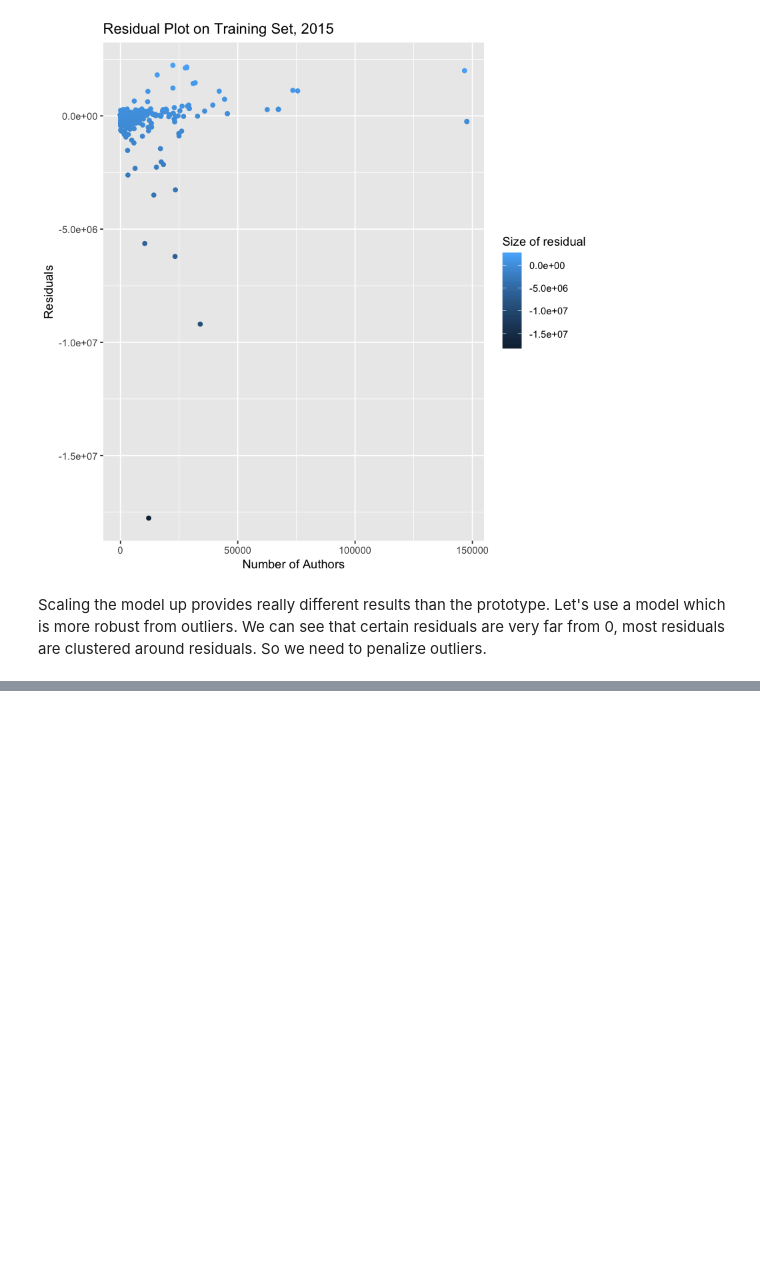
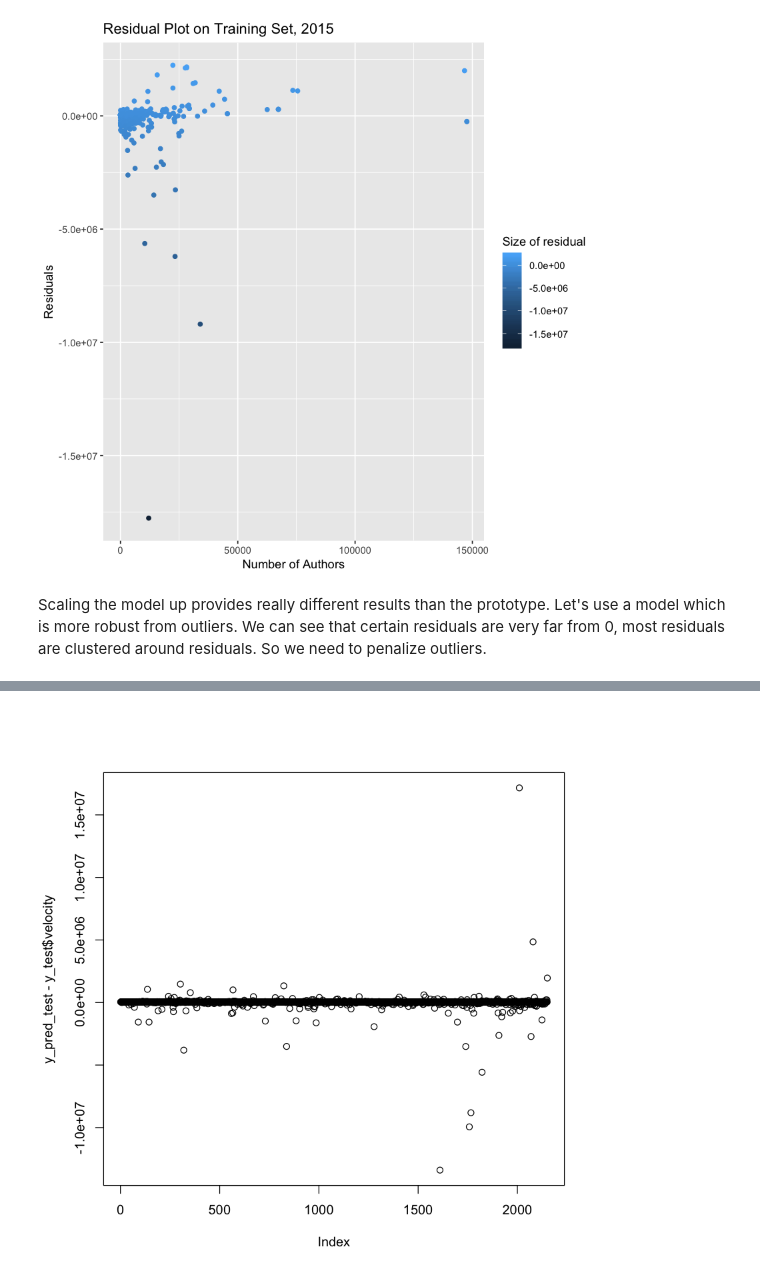
Before and after one commit to tbonza/EDS19, a Jupyter notebook: project/FinalReport.ipynb, the cells around one changed output, grey strips where cells are left out. Saved outputs shown, nothing was run; the diff lists cells and outputs as text; code cells hidden in the pictures; blank space fills up the shorter version.

```diff
--- a/project/FinalReport.ipynb
+++ b/project/FinalReport.ipynb
@@ -428,0 +440,12 @@ So we need to penalize outliers.
+# %%
+# Fitted vals from cross-validation
+
+opt_lambda <- cv_fit$lambda.min
+fit <- cv_fit$glmnet.fit
+# %%
+X_test <- X_test %>% data.matrix()
+y_pred_test <- predict(fit, s = opt_lambda, newx = X_test)
+# %%
+plot(y_pred_test - y_test$velocity)
+# %% [output]
+[figure, added]
```
Also changed, not shown: parts of 4 cells of this notebook.
